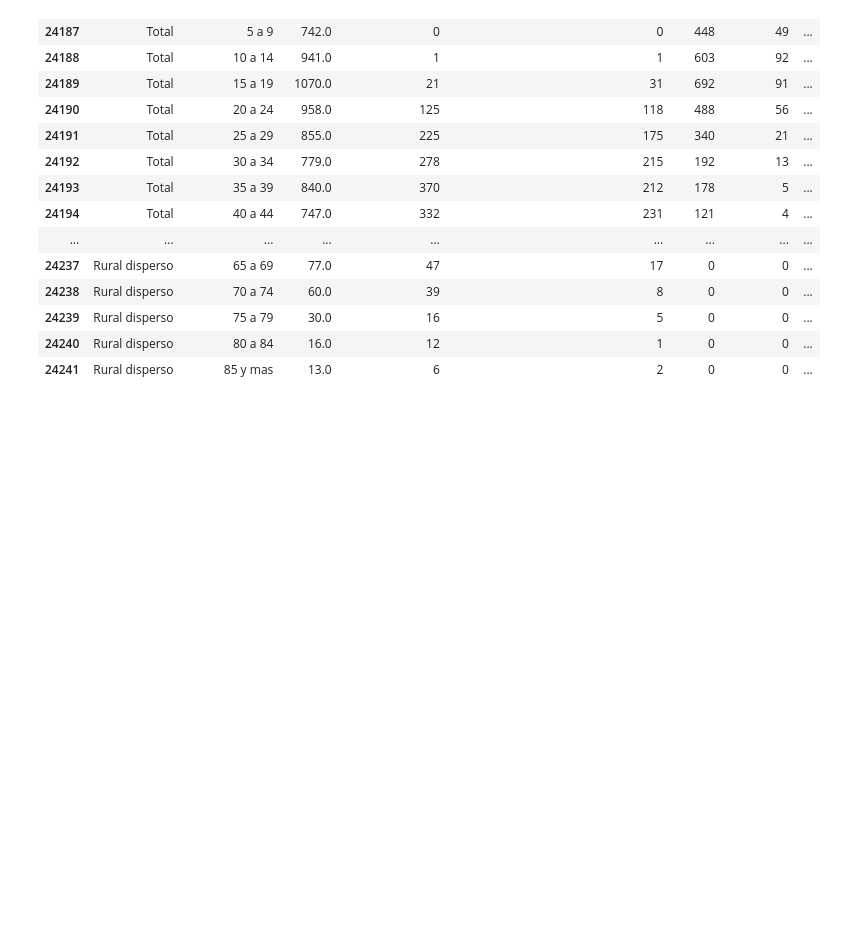
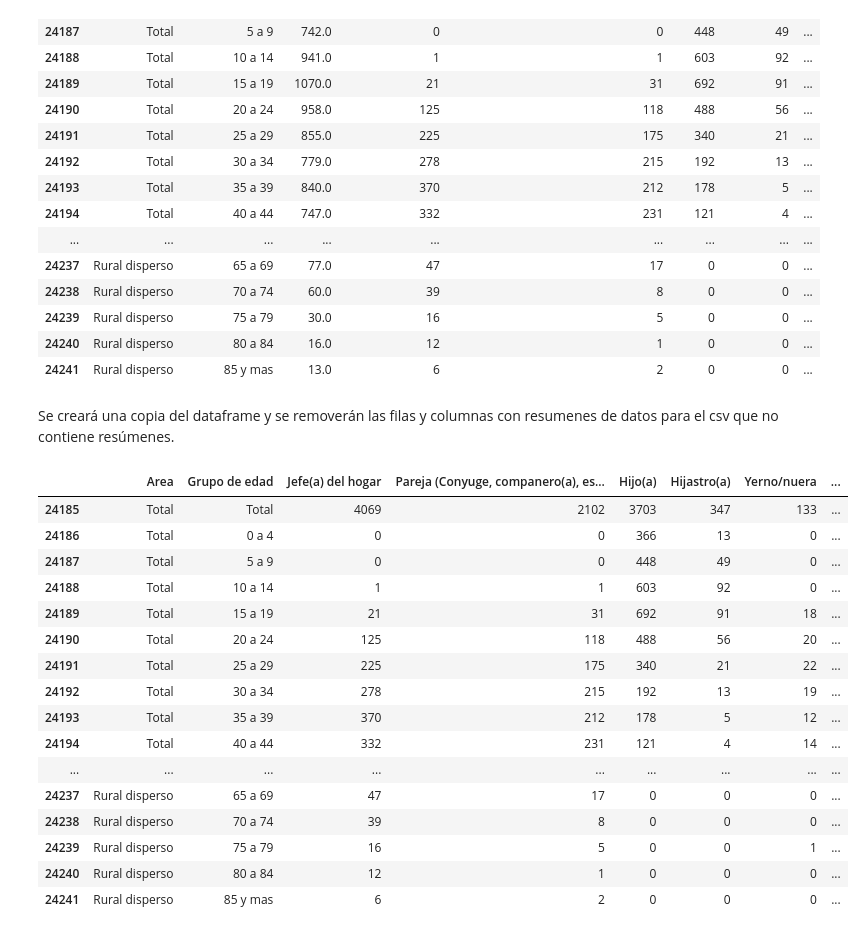
Before and after one commit to Schiavi13/Censo-Viterbo-Caldas-2018, a Jupyter notebook: source_to_csv_5_1pm.ipynb, the cells around one changed output. Cells and saved outputs as stored; diff of their text form; code cells hidden in the pictures; blank space fills up the shorter version.

Commit message:
Actualiza procesamiento de hoja 5.1PM retornando csv con totales y sin totales

```diff
--- a/source_to_csv_5_1pm.ipynb
+++ b/source_to_csv_5_1pm.ipynb
@@ -206,3 +208,27 @@ df_5_1pm
 | 24239 | Rural disperso | 75 a 79 | 30.0 | 16 | 5 | 0 | 0 | ... |
 | 24240 | Rural disperso | 80 a 84 | 16.0 | 12 | 1 | 0 | 0 | ... |
 | 24241 | Rural disperso | 85 y mas | 13.0 | 6 | 2 | 0 | 0 | ... |
+# %% [markdown]
+Se creará una copia del dataframe y se removerán las filas y columnas con resumenes de datos para el csv que no contiene resúmenes.
+# %%
+df_5_1_pm_cleaned = df_5_1pm.copy()
+df_5_1_pm_cleaned.drop(['Total'], axis=1, inplace=True)
+df_5_1_pm_cleaned
+# %% [output]
+|  | Area | Grupo de edad | Jefe(a) del hogar | Pareja (Conyuge, companero(a), es... | Hijo(a) | Hijastro(a) | Yerno/nuera | ... |
+| 24185 | Total | Total | 4069 | 2102 | 3703 | 347 | 133 | ... |
+| 24186 | Total | 0 a 4 | 0 | 0 | 366 | 13 | 0 | ... |
+| 24187 | Total | 5 a 9 | 0 | 0 | 448 | 49 | 0 | ... |
+| 24188 | Total | 10 a 14 | 1 | 1 | 603 | 92 | 0 | ... |
+| 24189 | Total | 15 a 19 | 21 | 31 | 692 | 91 | 18 | ... |
+| 24190 | Total | 20 a 24 | 125 | 118 | 488 | 56 | 20 | ... |
+| 24191 | Total | 25 a 29 | 225 | 175 | 340 | 21 | 22 | ... |
+| 24192 | Total | 30 a 34 | 278 | 215 | 192 | 13 | 19 | ... |
+| 24193 | Total | 35 a 39 | 370 | 212 | 178 | 5 | 12 | ... |
+| 24194 | Total | 40 a 44 | 332 | 231 | 121 | 4 | 14 | ... |
+| ... | ... | ... | ... | ... | ... | ... | ... | ... |
+| 24237 | Rural disperso | 65 a 69 | 47 | 17 | 0 | 0 | 0 | ... |
+| 24238 | Rural disperso | 70 a 74 | 39 | 8 | 0 | 0 | 0 | ... |
+| 24239 | Rural disperso | 75 a 79 | 16 | 5 | 0 | 0 | 1 | ... |
+| 24240 | Rural disperso | 80 a 84 | 12 | 1 | 0 | 0 | 0 | ... |
+| 24241 | Rural disperso | 85 y mas | 6 | 2 | 0 | 0 | 0 | ... |
```
Also changed, not shown: parts of 4 cells of this notebook.
